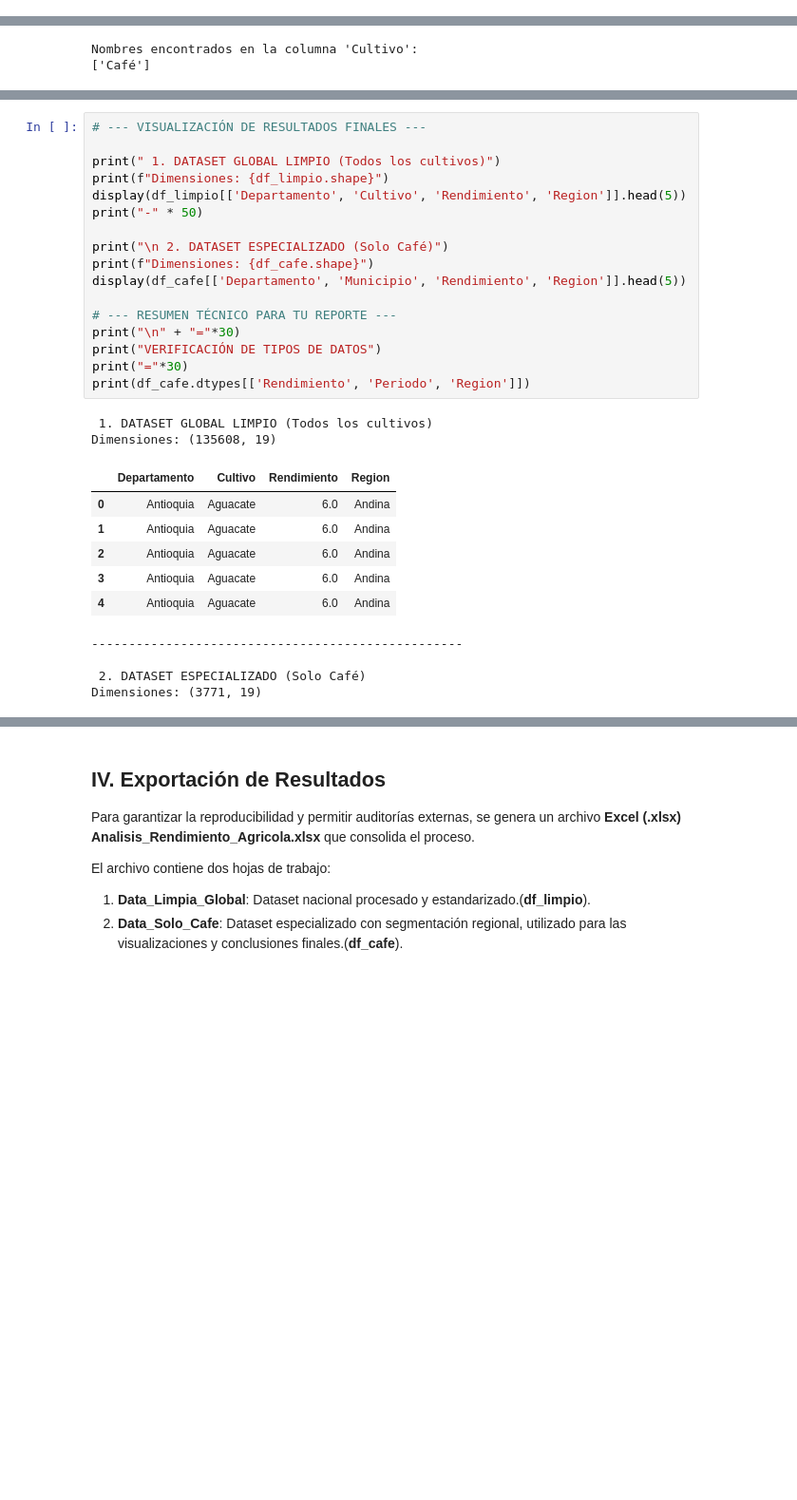
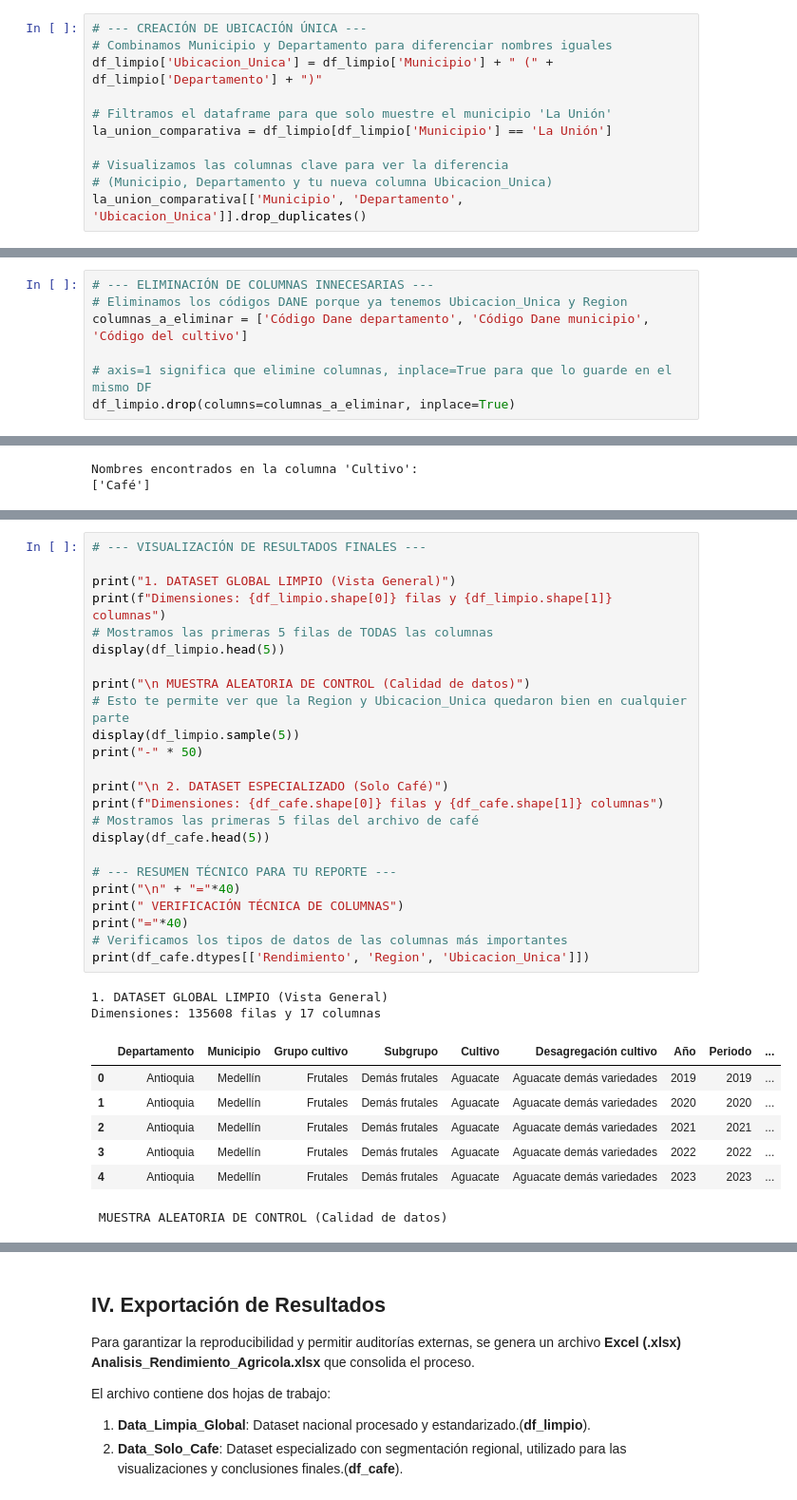
Before and after one commit to LinaSeguro/Proyecto-Integrado-III-Analisis-Produccion-Agricola, a Jupyter notebook: Análisis_de_Rendimiento_Agrícola_en_Colombia.ipynb, the cells around one changed output, grey strips where cells are left out. Shown at 95% size. Drawn from its saved outputs; the diff is of its cells as text; blank space fills up the shorter version.

```diff
--- a/Análisis_de_Rendimiento_Agrícola_en_Colombia.ipynb
+++ b/Análisis_de_Rendimiento_Agrícola_en_Colombia.ipynb
@@ -695,0 +695,11 @@ print(df_limpio['Periodo'].unique()[:10]) # Muestra los primeros 10 valores úni
+# %%
+# --- CREACIÓN DE UBICACIÓN ÚNICA ---
+# Combinamos Municipio y Departamento para diferenciar nombres iguales
+df_limpio['Ubicacion_Unica'] = df_limpio['Municipio'] + " (" + df_limpio['Departamento'] + ")"
+
+# Filtramos el dataframe para que solo muestre el municipio 'La Unión'
+la_union_comparativa = df_limpio[df_limpio['Municipio'] == 'La Unión']
+
+# Visualizamos las columnas clave para ver la diferencia
+# (Municipio, Departamento y tu nueva columna Ubicacion_Unica)
+la_union_comparativa[['Municipio', 'Departamento', 'Ubicacion_Unica']].drop_duplicates()
@@ -747 +801,8 @@ df_limpio[columnas_verificacion].sample(10)
+# %%
+# --- ELIMINACIÓN DE COLUMNAS INNECESARIAS ---
+# Eliminamos los códigos DANE porque ya tenemos Ubicacion_Unica y Region
+columnas_a_eliminar = ['Código Dane departamento', 'Código Dane municipio', 'Código del cultivo']
+
+# axis=1 significa que elimine columnas, inplace=True para que lo guarde en el mismo DF
+df_limpio.drop(columns=columnas_a_eliminar, inplace=True)
 # %% [markdown]
@@ -796,30 +860,34 @@ Se han consolidado dos bases de datos depuradas para el análisis:
 # %%
 # --- VISUALIZACIÓN DE RESULTADOS FINALES ---
 
-print(" 1. DATASET GLOBAL LIMPIO (Todos los cultivos)")
-print(f"Dimensiones: {df_limpio.shape}")
-display(df_limpio[['Departamento', 'Cultivo', 'Rendimiento', 'Region']].head(5))
+print("1. DATASET GLOBAL LIMPIO (Vista General)")
+print(f"Dimensiones: {df_limpio.shape[0]} filas y {df_limpio.shape[1]} columnas")
+# Mostramos las primeras 5 filas de TODAS las columnas
+display(df_limpio.head(5))
+
+print("\n MUESTRA ALEATORIA DE CONTROL (Calidad de datos)")
+# Esto te permite ver que la Region y Ubicacion_Unica quedaron bien en cualquier parte
+display(df_limpio.sample(5))
 print("-" * 50)
 
 print("\n 2. DATASET ESPECIALIZADO (Solo Café)")
-print(f"Dimensiones: {df_cafe.shape}")
-display(df_cafe[['Departamento', 'Municipio', 'Rendimiento', 'Region']].head(5))
+print(f"Dimensiones: {df_cafe.shape[0]} filas y {df_cafe.shape[1]} columnas")
+# Mostramos las primeras 5 filas del archivo de café
+display(df_cafe.head(5))
 
 # --- RESUMEN TÉCNICO PARA TU REPORTE ---
-print("\n" + "="*30)
-print("VERIFICACIÓN DE TIPOS DE DATOS")
-print("="*30)
-print(df_cafe.dtypes[['Rendimiento', 'Periodo', 'Region']])
+print("\n" + "="*40)
+print(" VERIFICACIÓN TÉCNICA DE COLUMNAS")
+print("="*40)
+# Verificamos los tipos de datos de las columnas más importantes
+print(df_cafe.dtypes[['Rendimiento', 'Region', 'Ubicacion_Unica']])
 # %% [output]
- 1. DATASET GLOBAL LIMPIO (Todos los cultivos)
-Dimensiones: (135608, 19)
+1. DATASET GLOBAL LIMPIO (Vista General)
+Dimensiones: 135608 filas y 17 columnas
-|  | Departamento | Cultivo | Rendimiento | Region |
-| 0 | Antioquia | Aguacate | 6.0 | Andina |
-| 1 | Antioquia | Aguacate | 6.0 | Andina |
-| 2 | Antioquia | Aguacate | 6.0 | Andina |
-| 3 | Antioquia | Aguacate | 6.0 | Andina |
-| 4 | Antioquia | Aguacate | 6.0 | Andina |
+|  | Departamento | Municipio | Grupo cultivo | Subgrupo | Cultivo | Desagregación cultivo | Año | Periodo | ... |
+| 0 | Antioquia | Medellín | Frutales | Demás frutales | Aguacate | Aguacate demás variedades | 2019 | 2019 | ... |
+| 1 | Antioquia | Medellín | Frutales | Demás frutales | Aguacate | Aguacate demás variedades | 2020 | 2020 | ... |
+| 2 | Antioquia | Medellín | Frutales | Demás frutales | Aguacate | Aguacate demás variedades | 2021 | 2021 | ... |
+| 3 | Antioquia | Medellín | Frutales | Demás frutales | Aguacate | Aguacate demás variedades | 2022 | 2022 | ... |
+| 4 | Antioquia | Medellín | Frutales | Demás frutales | Aguacate | Aguacate demás variedades | 2023 | 2023 | ... |
---------------------------------------------------
-
- 2. DATASET ESPECIALIZADO (Solo Café)
-Dimensiones: (3771, 19)
+ MUESTRA ALEATORIA DE CONTROL (Calidad de datos)
```
Also changed, not shown: parts of 17 cells of this notebook.
